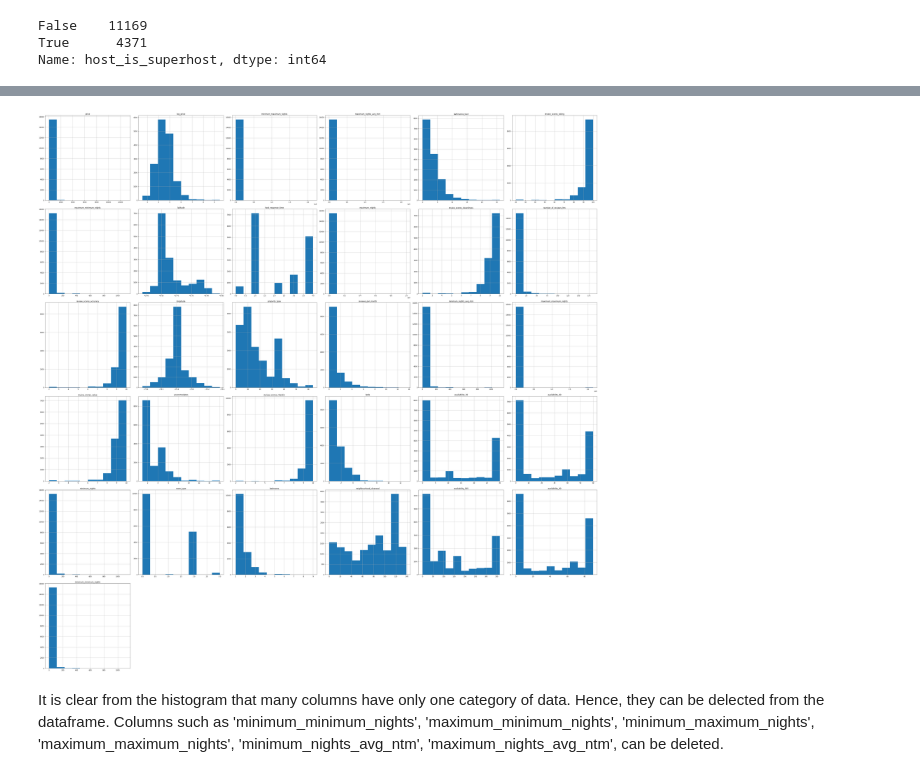
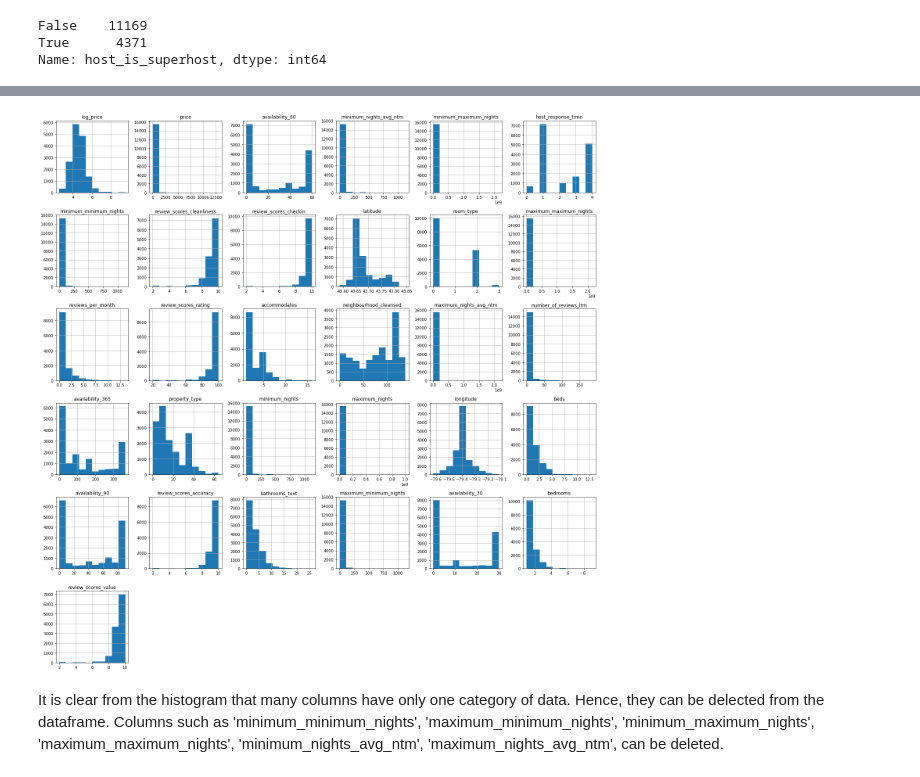
Before and after one commit to GKPSingh/Toronto-Airbnb, a Jupyter notebook: Data-Wrangling.ipynb, the cells around one changed output, grey strips where cells are left out. Drawn from its saved outputs; the diff is of its cells as text; code cells hidden in the pictures.

```diff
--- a/Data-Wrangling.ipynb
+++ b/Data-Wrangling.ipynb
@@ -319,10 +319,10 @@ dtypes: bool(3), float64(14), int64(17)
 memory usage: 3.8 MB
 # %%
 # Plotting the histogram plot for all numeric and boolean columns
-df.hist(figsize = (50, 50), bins = 10)
+df.hist(figsize = (20, 20), bins = 10)
 plt.tight_layout()
 # %% [output]
-[figure, old version]
+[figure, new version]
 # %% [markdown]
 It is clear from the histogram that many columns have only one category of data. Hence, they can be delected from the
 dataframe. Columns such as 'minimum_minimum_nights', 'maximum_minimum_nights',
```
Also changed, not shown: parts of 13 cells of this notebook.
